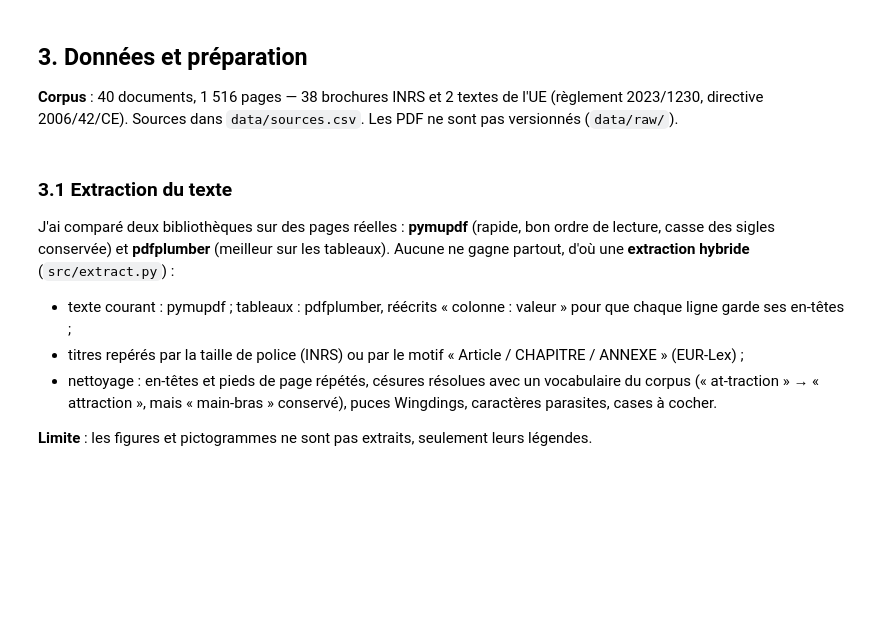
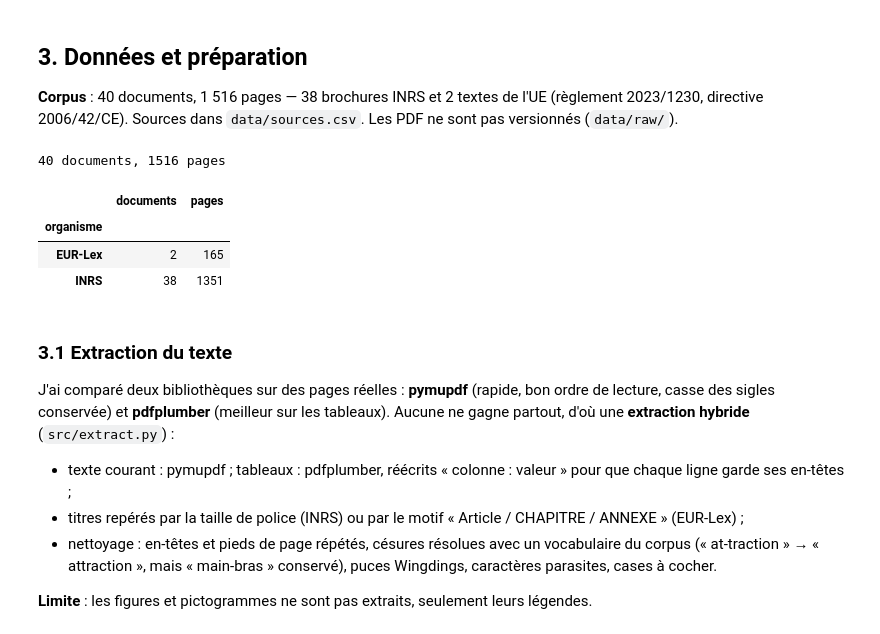
Before and after one commit to Mohamed-Ghandour/rag-securite-machines, a Jupyter notebook: notebooks/rag_securite_machines.ipynb, the cells around one changed output. Cells and saved outputs as stored; diff of their text form; code cells hidden in the pictures; blank space fills up the shorter version.

```diff
--- a/notebooks/rag_securite_machines.ipynb
+++ b/notebooks/rag_securite_machines.ipynb
@@ -30,18 +30,27 @@ Quatre systèmes sont définis : **S0** (LLM seul, baseline), **S1** (BM25 + LLM
 # %%
 import json, sys
 from pathlib import Path
+import numpy as np
 import pandas as pd
 ROOT = Path.cwd().parent if Path.cwd().name == "notebooks" else Path.cwd()
 if not (ROOT / "data" / "sources.csv").exists():     # exécution hors du dépôt (ex. Colab) : récupérer le projet
     import subprocess
     subprocess.run(["git", "clone", "-q", "https://github.com/Mohamed-Ghandour/rag-securite-machines.git", "projet"], check=True)
     ROOT = Path("projet").resolve()
+import os
+os.chdir(ROOT)                      # les cellules %%writefile ci-dessous écrivent dans src/ à la racine du projet
 sys.path.insert(0, str(ROOT))
 pd.set_option("display.width", 160, "display.max_colwidth", 90)
 
 src = pd.read_csv(ROOT / "data/sources.csv")
 print(len(src), "documents,", src.pages.sum(), "pages")
 src.assign(organisme=src.fichier.str.startswith("EURLEX").map({True: "EUR-Lex", False: "INRS"})).groupby("organisme").agg(documents=("fichier", "count"), pages=("pages", "sum"))
+# %% [output]
+40 documents, 1516 pages
+|  | documents | pages |
+| organisme |  |  |
+| EUR-Lex | 2 | 165 |
+| INRS | 38 | 1351 |
 # %% [markdown]
 ### 3.1 Extraction du texte
 
```
Also changed, not shown: parts of 23 cells of this notebook.
